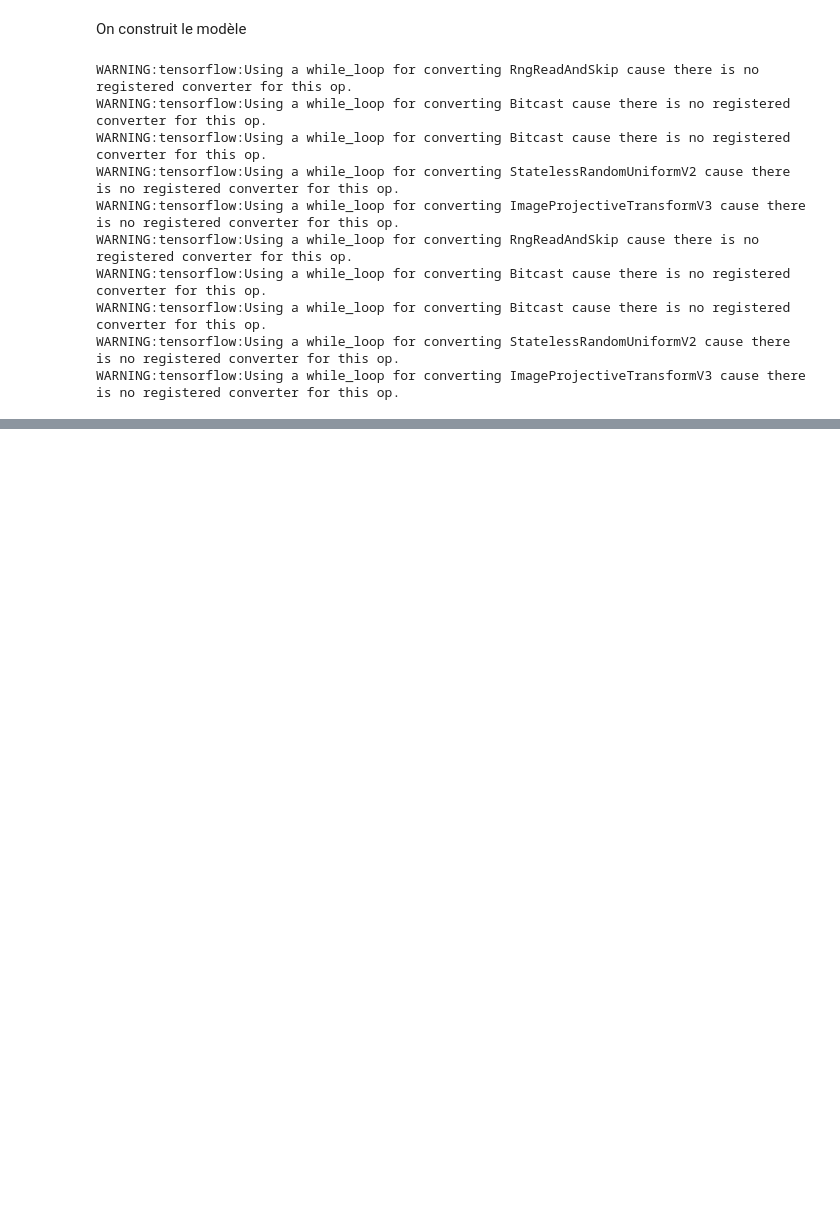
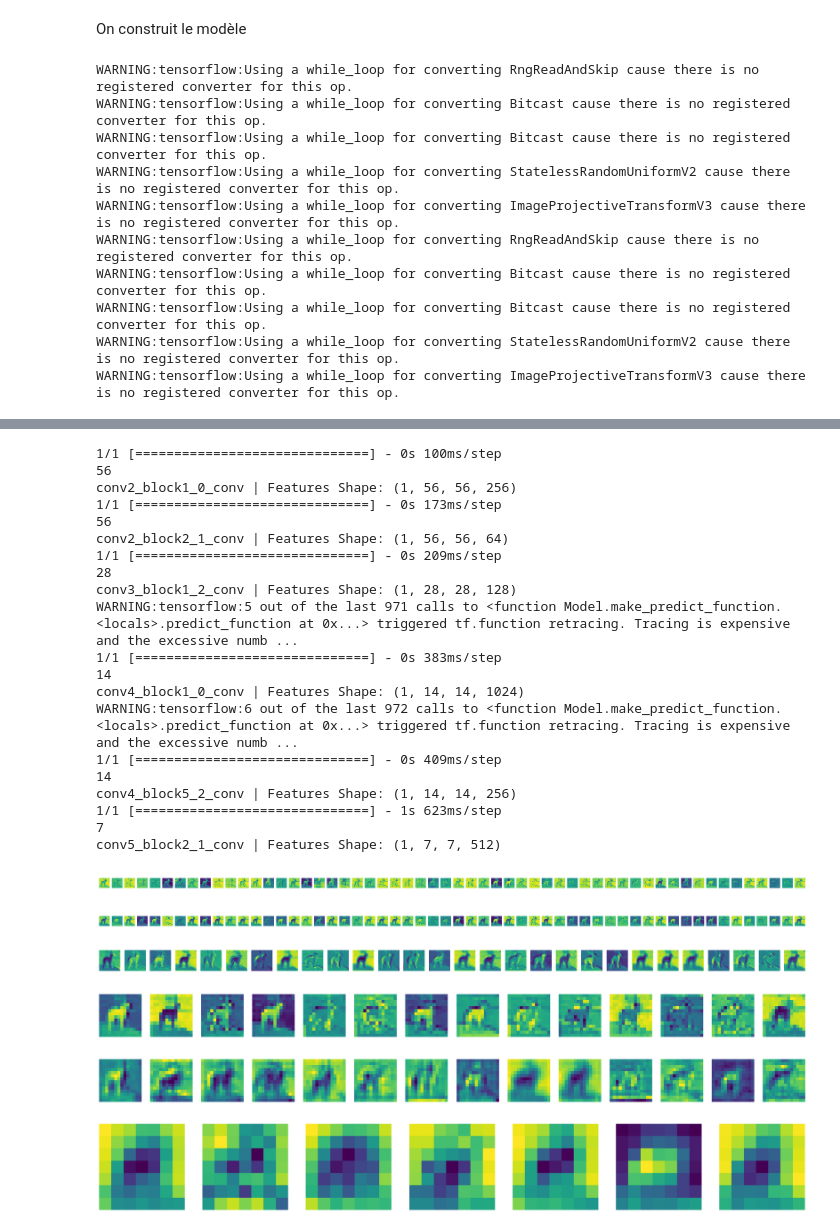
Before and after one commit to WGorag/rcp209_reconnaissance_chien, a Jupyter notebook: transfert_learning.ipynb, the cells around one changed output, grey strips where cells are left out. Saved outputs shown, nothing was run; the diff lists cells and outputs as text; code cells hidden in the pictures; blank space fills up the shorter version.

```diff
--- a/transfert_learning.ipynb
+++ b/transfert_learning.ipynb
@@ -229,2 +252,4 @@ plot_hist(history)
 # %%
 model.save('Modele_transfert.h5')
+# %%
+model = load_model('Modele_transfert.h5')
@@ -230,0 +275,21 @@ model.save('Modele_transfert.h5')
+# %%
+def display_image_filtered(name_image,model,layer_name,image):
+    inp= model.inputs
+    out1= model.get_layer(layer_name).output
+    feature_map_1= Model(inputs= inp, outputs= out1)
+    img=cv2.resize(image,(IMG_SIZE,IMG_SIZE))
+    input_img= np.expand_dims(img, axis=0)
+    f=feature_map_1.predict(input_img)
+    dim = f.shape[1]
+    print(dim)
+    print(f'{layer_name} | Features Shape: {f.shape}')
+
+    fig= plt.figure(figsize=(30,30))
+
+    if not os.path.exists(f'results_{name_image}'):
+        os.makedirs(f'results_{name_image}')
+    for i in range(dim):
+        ax = fig.add_subplot(int(dim), int(dim),i+1)
+        ax.axis('off')
+        ax.imshow(f[0,:,:,i])
+        # plt.imsave(f'results_{name_image}/{name_image}_{layer_name}_{i}.jpg',f[0,:,:,i])
@@ -230,0 +316,34 @@ model.save('Modele_transfert.h5')
+# %%
+display_image_filtered('test', base_model, f'conv2_block1_0_conv', new_image)
+display_image_filtered('test', base_model, f'conv2_block2_1_conv', new_image)
+display_image_filtered('test', base_model, f'conv3_block1_2_conv', new_image)
+display_image_filtered('test', base_model, f'conv4_block1_0_conv', new_image)
+display_image_filtered('test', base_model, f'conv4_block5_2_conv', new_image)
+display_image_filtered('test', base_model, f'conv5_block2_1_conv', new_image)
+# %% [output]
+1/1 [==============================] - 0s 100ms/step
+56
+conv2_block1_0_conv | Features Shape: (1, 56, 56, 256)
+1/1 [==============================] - 0s 173ms/step
+56
+conv2_block2_1_conv | Features Shape: (1, 56, 56, 64)
+1/1 [==============================] - 0s 209ms/step
+28
+conv3_block1_2_conv | Features Shape: (1, 28, 28, 128)
+WARNING:tensorflow:5 out of the last 971 calls to <function Model.make_predict_function.<locals>.predict_function at 0x...> triggered tf.function retracing. Tracing is expensive and the excessive numb ...
+1/1 [==============================] - 0s 383ms/step
+14
+conv4_block1_0_conv | Features Shape: (1, 14, 14, 1024)
+WARNING:tensorflow:6 out of the last 972 calls to <function Model.make_predict_function.<locals>.predict_function at 0x...> triggered tf.function retracing. Tracing is expensive and the excessive numb ...
+1/1 [==============================] - 0s 409ms/step
+14
+conv4_block5_2_conv | Features Shape: (1, 14, 14, 256)
+1/1 [==============================] - 1s 623ms/step
+7
+conv5_block2_1_conv | Features Shape: (1, 7, 7, 512)
+[figure, added]
+[figure, added]
+[figure, added]
+[figure, added]
+[figure, added]
+[figure, added]
```
Also changed, not shown: parts of 10 cells of this notebook, 3 other files.
